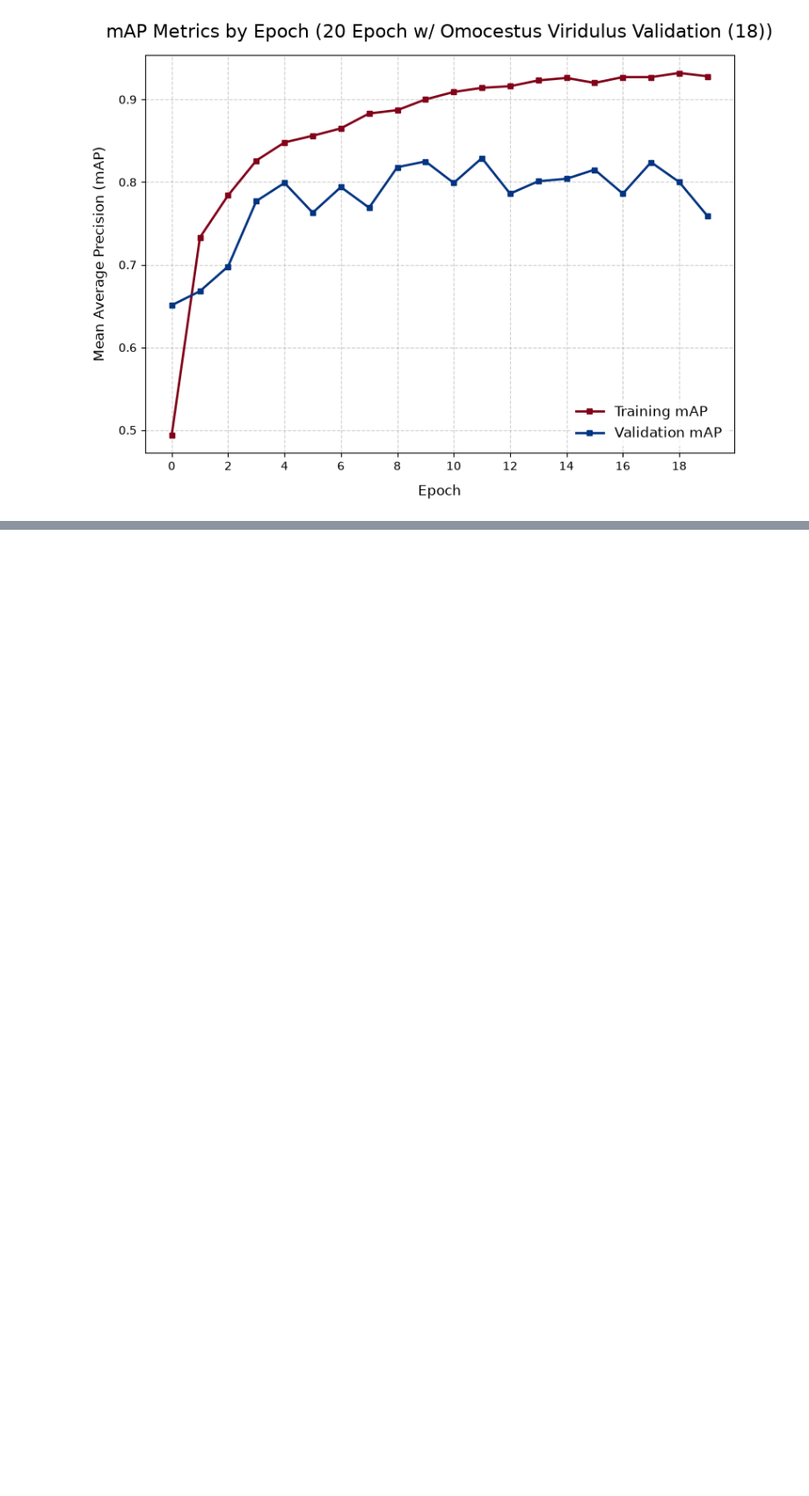
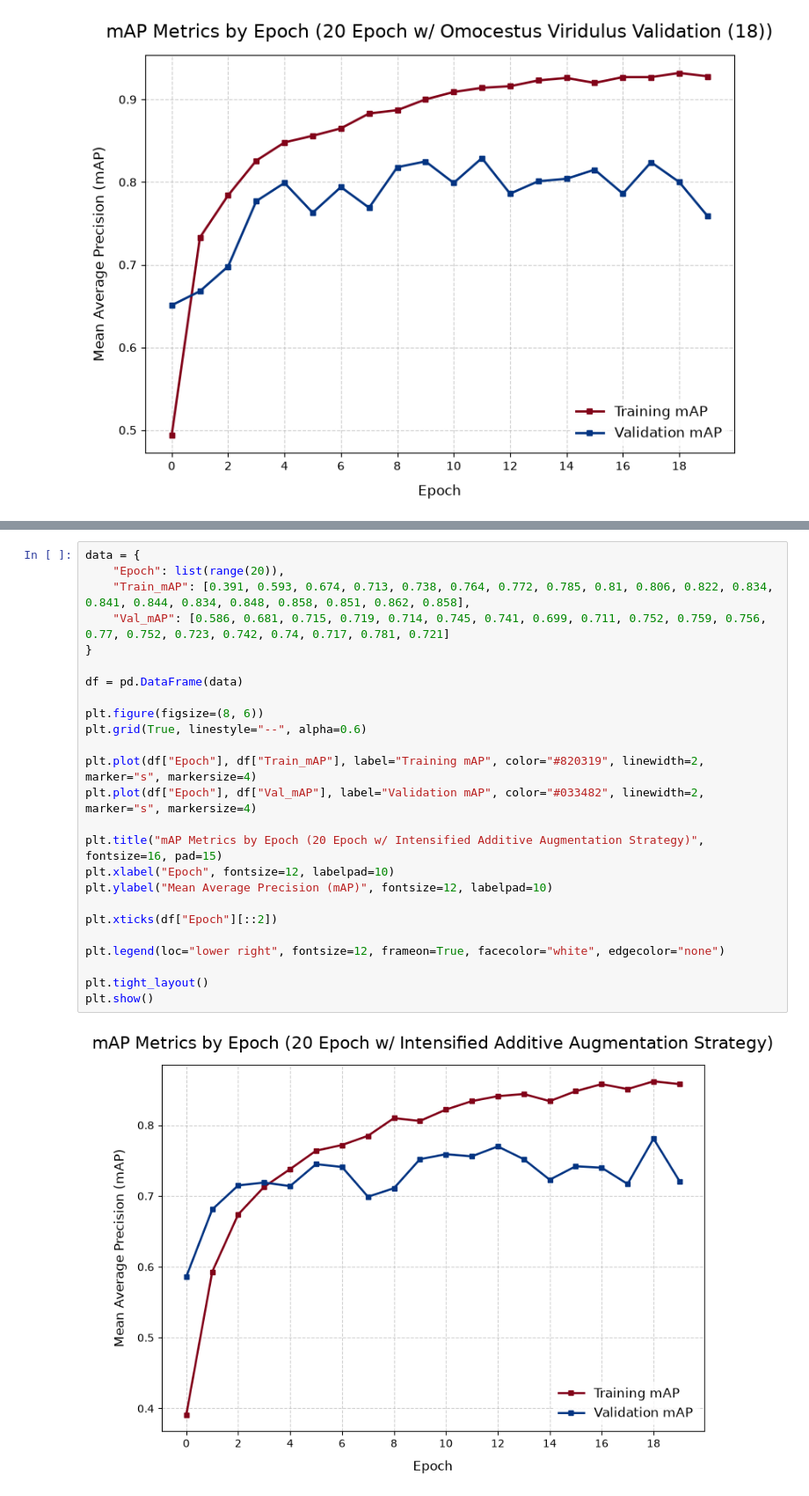
Before and after one commit to Grey-otoc/BioAcousticStreamEngine, a Jupyter notebook: training/V2-notebooks/04_plot_results.ipynb, the cells around one changed output, grey strips where cells are left out. Shown at 88% size. Drawn from its saved outputs; the diff is of its cells as text; blank space fills up the shorter version.

```diff
--- a/training/V2-notebooks/04_plot_results.ipynb
+++ b/training/V2-notebooks/04_plot_results.ipynb
@@ -402,0 +484,27 @@ plt.show()
+# %%
+data = {
+    "Epoch": list(range(20)),
+    "Train_mAP": [0.391, 0.593, 0.674, 0.713, 0.738, 0.764, 0.772, 0.785, 0.81, 0.806, 0.822, 0.834, 0.841, 0.844, 0.834, 0.848, 0.858, 0.851, 0.862, 0.858],
+    "Val_mAP": [0.586, 0.681, 0.715, 0.719, 0.714, 0.745, 0.741, 0.699, 0.711, 0.752, 0.759, 0.756, 0.77, 0.752, 0.723, 0.742, 0.74, 0.717, 0.781, 0.721]
+}
+
+df = pd.DataFrame(data)
+
+plt.figure(figsize=(8, 6))
+plt.grid(True, linestyle="--", alpha=0.6)
+
+plt.plot(df["Epoch"], df["Train_mAP"], label="Training mAP", color="#820319", linewidth=2, marker="s", markersize=4)
+plt.plot(df["Epoch"], df["Val_mAP"], label="Validation mAP", color="#033482", linewidth=2, marker="s", markersize=4)
+
+plt.title("mAP Metrics by Epoch (20 Epoch w/ Intensified Additive Augmentation Strategy)", fontsize=16, pad=15)
+plt.xlabel("Epoch", fontsize=12, labelpad=10)
+plt.ylabel("Mean Average Precision (mAP)", fontsize=12, labelpad=10)
+
+plt.xticks(df["Epoch"][::2])
+
+plt.legend(loc="lower right", fontsize=12, frameon=True, facecolor="white", edgecolor="none")
+
+plt.tight_layout()
+plt.show()
+# %% [output]
+[figure, added]
```
Also changed, not shown: parts of 3 cells of this notebook, 3 other files.
